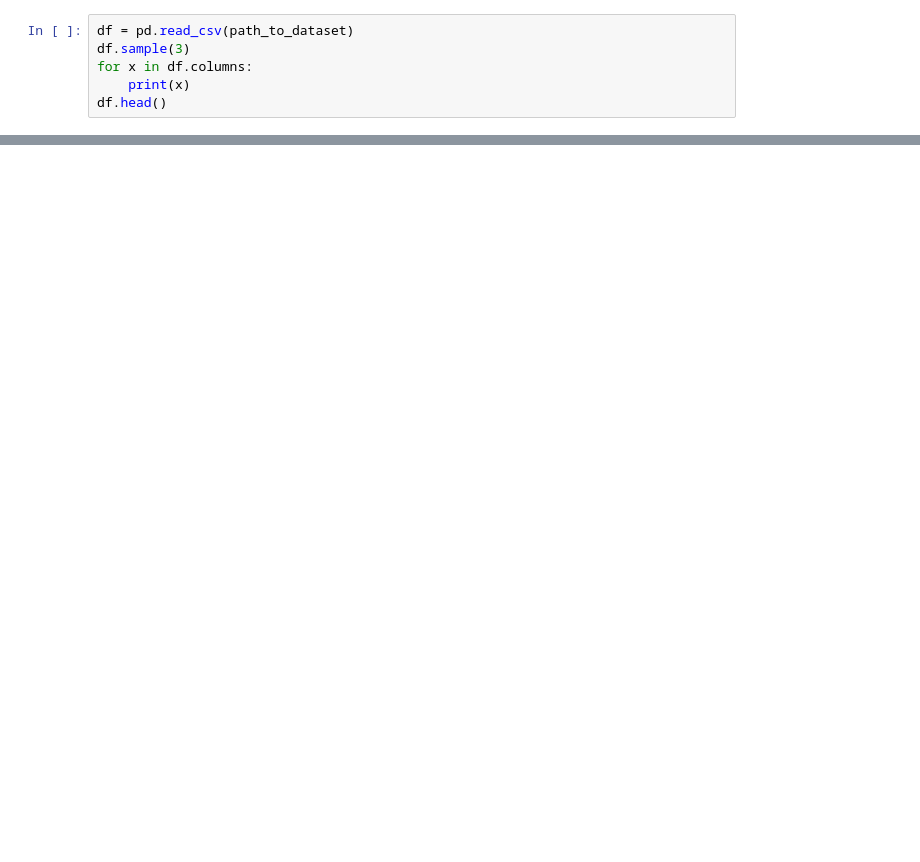
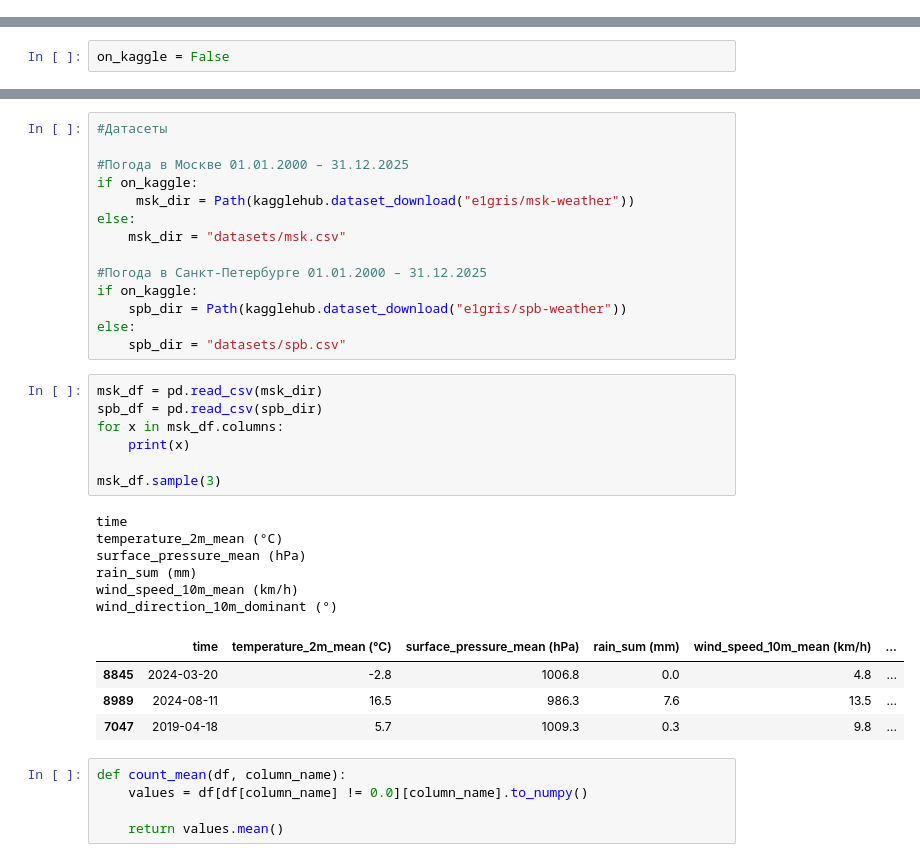
Before and after one commit to E1Gri/AI-Forecast, a Jupyter notebook: model_training.ipynb, the cells around one changed output, grey strips where cells are left out. Drawn from its saved outputs; the diff is of its cells as text; blank space fills up the shorter version.

```diff
--- a/model_training.ipynb
+++ b/model_training.ipynb
@@ -58,6 +0,0 @@ elif mode == 'spb':
-# %%
-df = pd.read_csv(path_to_dataset)
-df.sample(3)
-for x in df.columns:
-    print(x)
-df.head()
@@ -254,0 +10,2 @@ with open(f'models/{mode}_model.pkl', 'wb') as f:
+# %%
+on_kaggle = False
@@ -254,0 +52,37 @@ with open(f'models/{mode}_model.pkl', 'wb') as f:
+# %%
+#Датасеты
+
+#Погода в Москве 01.01.2000 – 31.12.2025
+if on_kaggle:
+     msk_dir = Path(kagglehub.dataset_download("e1gris/msk-weather"))
+else:
+    msk_dir = "datasets/msk.csv"
+
+#Погода в Санкт-Петербурге 01.01.2000 – 31.12.2025
+if on_kaggle:
+    spb_dir = Path(kagglehub.dataset_download("e1gris/spb-weather"))
+else:
+    spb_dir = "datasets/spb.csv"
+# %%
+msk_df = pd.read_csv(msk_dir)
+spb_df = pd.read_csv(spb_dir)
+for x in msk_df.columns:
+    print(x)
+
+msk_df.sample(3)
+# %% [output]
+time
+temperature_2m_mean (°C)
+surface_pressure_mean (hPa)
+rain_sum (mm)
+wind_speed_10m_mean (km/h)
+wind_direction_10m_dominant (°)
+|  | time | temperature_2m_mean (°C) | surface_pressure_mean (hPa) | rain_sum (mm) | wind_speed_10m_mean (km/h) | ... |
+| 8845 | 2024-03-20 | -2.8 | 1006.8 | 0.0 | 4.8 | ... |
+| 8989 | 2024-08-11 | 16.5 | 986.3 | 7.6 | 13.5 | ... |
+| 7047 | 2019-04-18 | 5.7 | 1009.3 | 0.3 | 9.8 | ... |
+# %%
+def count_mean(df, column_name):
+    values = df[df[column_name] != 0.0][column_name].to_numpy()
+
+    return values.mean()
```
Also changed, not shown: parts of 43 cells of this notebook, 1 other file.
